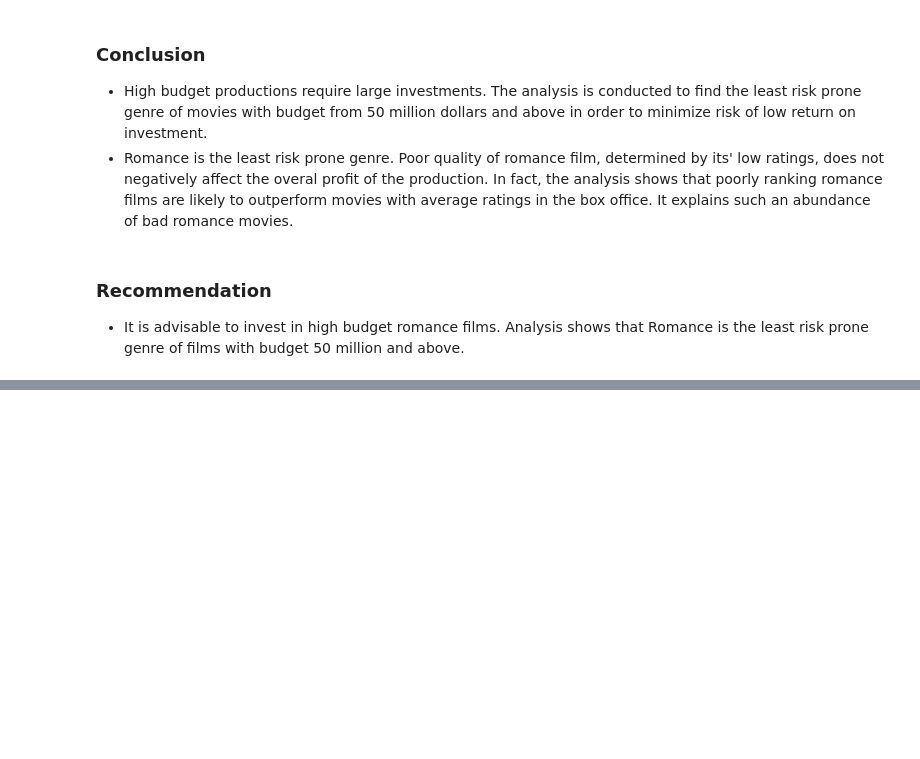
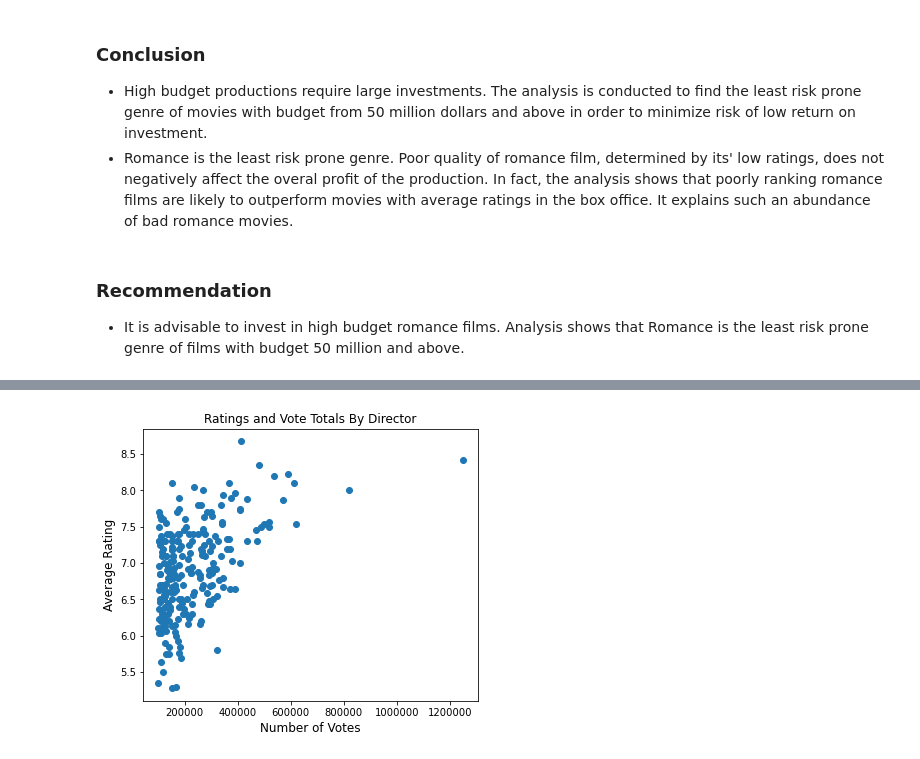
Before and after one commit to learn-co-curriculum/dsc-phase-1-project-v2-4, a Jupyter notebook: final_notebook.ipynb, the cells around one changed output, grey strips where cells are left out. Drawn from its saved outputs; the diff is of its cells as text; code cells hidden in the pictures; blank space fills up the shorter version.

```diff
--- a/final_notebook.ipynb
+++ b/final_notebook.ipynb
@@ -723,0 +813,2 @@ plt.savefig("visualization_images/Profit and rating correlation");
+# %%
+df_graph_filtered = df_graph[df_graph.numvotes >100144]
@@ -723,0 +831,12 @@ plt.savefig("visualization_images/Profit and rating correlation");
+# %%
+fig, ax = plt.subplots(figsize=(6, 5))
+
+ax.scatter(x= df_graph_filtered["numvotes"], y= df_graph_filtered["averagerating"])
+plt.title("Ratings and Vote Totals By Director")
+
+ax.ticklabel_format(useOffset=False, style='plain')
+ax.set_ylabel('Average Rating',fontsize=12)
+ax.set_xlabel('Number of Votes',fontsize=12);
+plt.savefig("Ratings and Vote Totals By Director filtered");
+# %% [output]
+[figure, added]
```
Also changed, not shown: parts of 22 cells of this notebook, 5 other files.
